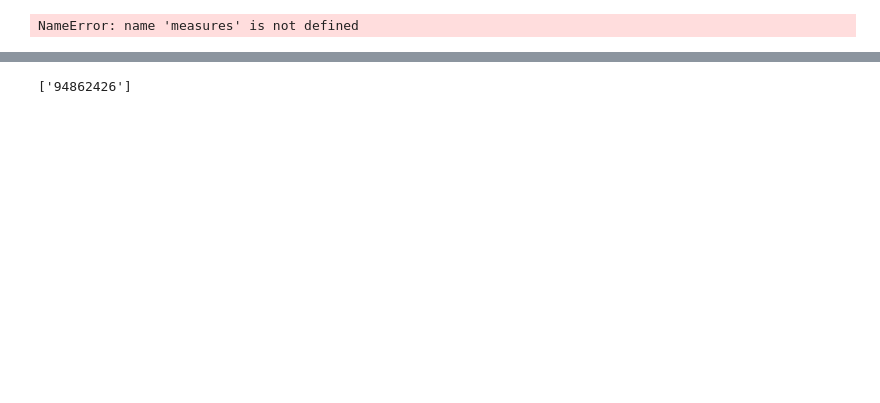
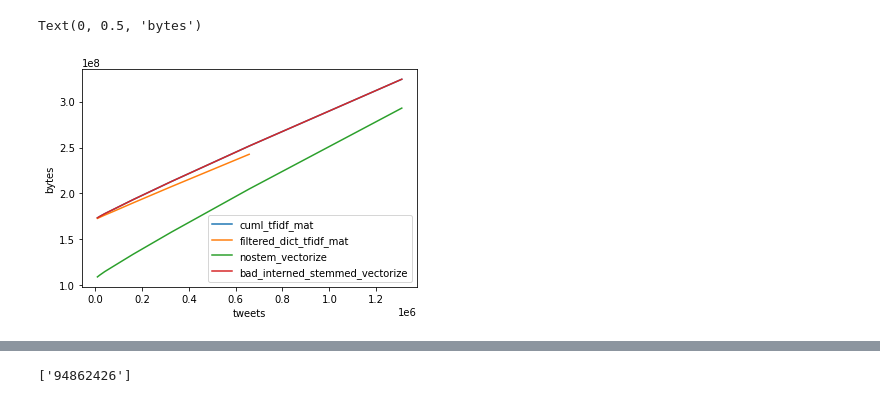
Before and after one commit to AdrienSF/twitter-analysis, a Jupyter notebook: vis/complexity_vis.ipynb, the cells around one changed output, grey strips where cells are left out. Saved outputs shown, nothing was run; the diff lists cells and outputs as text; code cells hidden in the pictures; blank space fills up the shorter version.

```diff
--- a/vis/complexity_vis.ipynb
+++ b/vis/complexity_vis.ipynb
@@ -24,11 +48,18 @@ plt.ylabel('bytes')
+# %%
+for mes in ['cuml_tfidf_mat', 'filtered_dict_tfidf_mat', 'nostem_vectorize', 'bad_interned_stemmed_vectorize']:#, 'gensim_tfidf_mat']:
+    plt.plot(measures[mes]['tweets'], measures[mes]['mem'], label=mes)
+plt.legend()
+plt.xlabel('tweets')
+plt.ylabel('bytes')
+# %% [output]
+Text(0, 0.5, 'bytes')
+[figure, added]
 # %%
-for mes in measures.keys():
-    plt.plot(measures[mes]['tweets'], measures[mes]['time'], label=mes)
-plt.legend()
-plt.xlabel('tweets')
-plt.ylabel('bytes')
+# for mes in ['']:
+#     plt.plot(measures[mes]['tweets'], measures[mes]['cols'], label=mes)
+# plt.legend()
+# plt.xlabel('tweets')
+# plt.ylabel('bytes')
-# %% [output]
-NameError: name 'measures' is not defined
 # %%
 # Vocabulary should not be increasing linearly! this is not what I was promised
 # mem increases linearly in function of cols/tweets ... as if each tweet is adding at least one new, unique word not found in any other tweet: URLs!?
```
Also changed, not shown: parts of 10 cells of this notebook, 7 other files.
